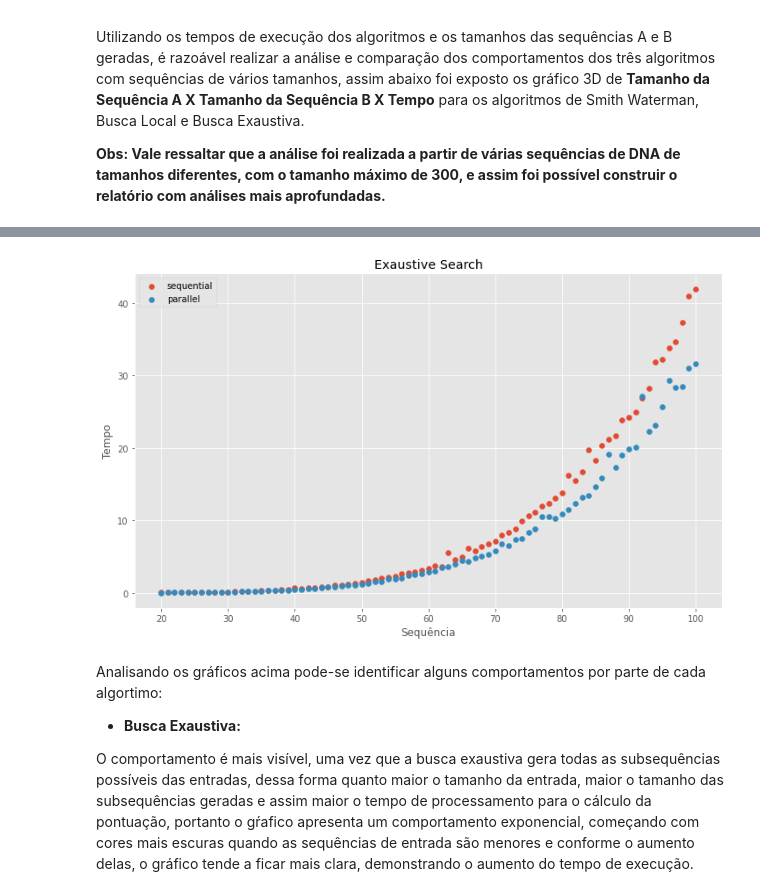
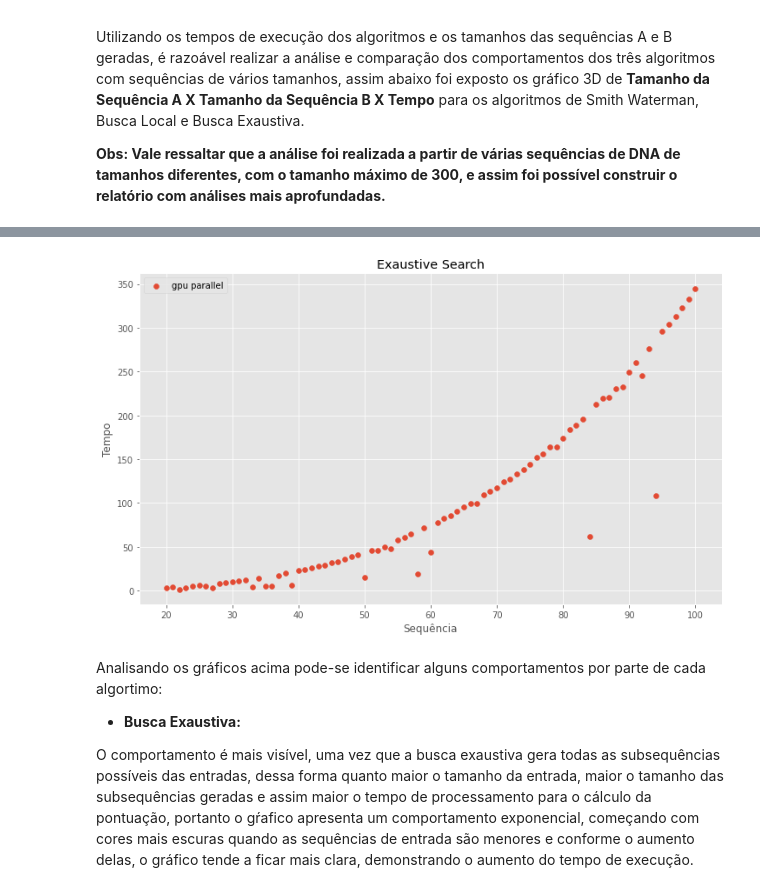
Before and after one commit to AntonioFuziy/DNA_mutation_detector, a Jupyter notebook: parallel/Relatorio_DNA_AntonioFuziy.ipynb, the cells around one changed output, grey strips where cells are left out. Saved outputs shown, nothing was run; the diff lists cells and outputs as text; code cells hidden in the pictures.

```diff
--- a/parallel/Relatorio_DNA_AntonioFuziy.ipynb
+++ b/parallel/Relatorio_DNA_AntonioFuziy.ipynb
@@ -35,6 +35,7 @@ Lista de algoritmos testados
 algorithms = [
     "exaustive_search/exaustive_search",
     "exaustive_search/parallel_exaustive_search",
+    "gpu/main"
 ]
 
 input_directory = "./dna_sequences/all_sequences"
@@ -75,11 +76,14 @@ def generate_length(directory, dir_list):
 # %% [markdown]
 Executando os algoritmos para as entradas e salvando seus tempos e tamanhos de sequências
 # %%
-tempos_exaustiva_sequencial, dir_exaustiva_sequencial = generate_time(algorithms[0], input_directory)
-n_exaustiva_sequencial, m_exaustiva_sequencial = generate_length(input_directory, dir_exaustiva_sequencial)
+# tempos_exaustiva_sequencial, dir_exaustiva_sequencial = generate_time(algorithms[0], input_directory)
+# n_exaustiva_sequencial, m_exaustiva_sequencial = generate_length(input_directory, dir_exaustiva_sequencial)
 
-tempos_exaustiva_parallel, dir_exaustiva_parallel  = generate_time(algorithms[1], input_directory)
-n_exaustiva_parallel, m_exaustiva_parallel = generate_length(input_directory, dir_exaustiva_parallel)
+# tempos_exaustiva_parallel, dir_exaustiva_parallel  = generate_time(algorithms[1], input_directory)
+# n_exaustiva_parallel, m_exaustiva_parallel = generate_length(input_directory, dir_exaustiva_parallel)
+
+tempos_exaustiva_gpu, dir_exaustiva_gpu  = generate_time(algorithms[2], input_directory)
+n_exaustiva_gpu, m_exaustiva_gpu = generate_length(input_directory, dir_exaustiva_gpu)
 # %% [markdown]
 ___
 
@@ -91,15 +114,16 @@ Utilizando os tempos de execução dos algoritmos e os tamanhos das sequências
 # %%
 plt.figure(figsize=(12, 7))
-plt.scatter(n_exaustiva_sequencial, tempos_exaustiva_sequencial, label="sequential")
-plt.scatter(n_exaustiva_parallel, tempos_exaustiva_parallel, label="parallel")
+# plt.scatter(n_exaustiva_sequencial, tempos_exaustiva_sequencial, label="sequential")
+# plt.scatter(n_exaustiva_parallel, tempos_exaustiva_parallel, label="parallel")
+plt.scatter(n_exaustiva_gpu, tempos_exaustiva_gpu, label="gpu parallel")
 plt.title("Exaustive Search")
 plt.xlabel('Sequência')
 plt.ylabel("Tempo")
 plt.legend()
 
 plt.show()
 # %% [output]
-[figure, old version]
+[figure, new version]
 # %% [markdown]
 Analisando os gráficos acima pode-se identificar alguns comportamentos por parte de cada algortimo:
 
```
Also changed, not shown: parts of 2 cells of this notebook, 1 other file.
